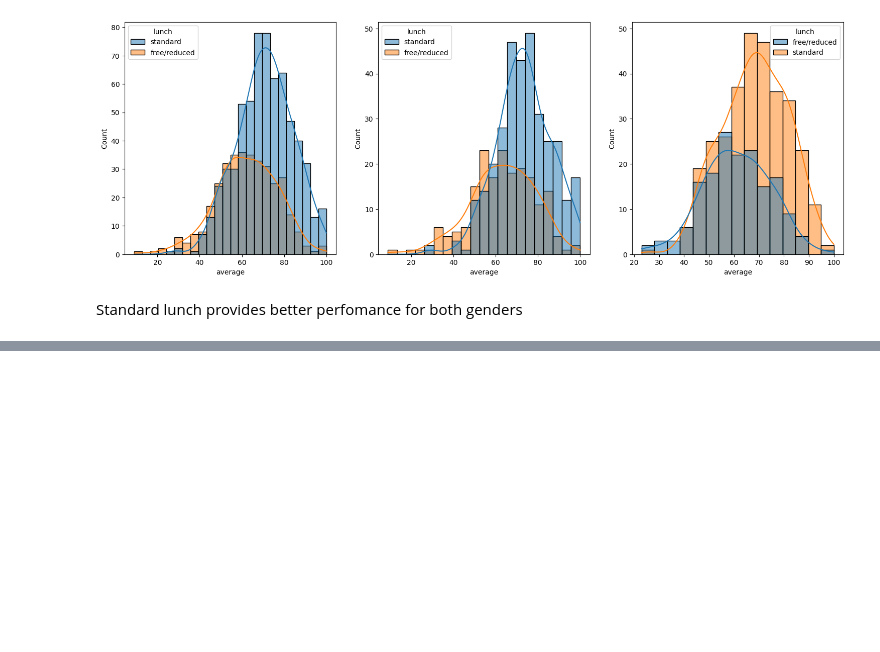
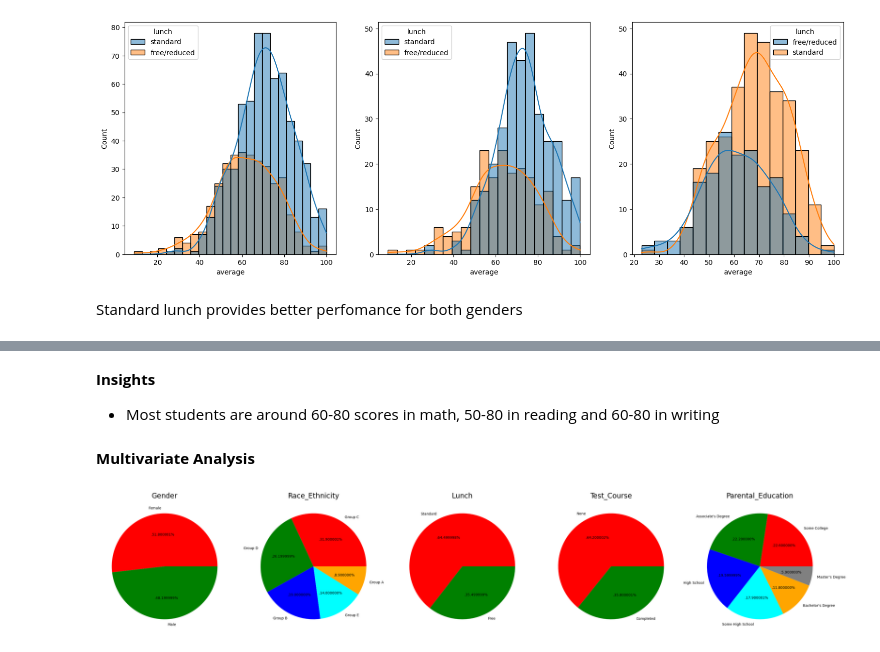
Before and after one commit to nidish40/mlproject, a Jupyter notebook: notebook/1.EDA Student Perfomance.ipynb, the cells around one changed output, grey strips where cells are left out. Cells and saved outputs as stored; diff of their text form; code cells hidden in the pictures; blank space fills up the shorter version.

```diff
--- a/notebook/1.EDA Student Perfomance.ipynb
+++ b/notebook/1.EDA Student Perfomance.ipynb
@@ -200,0 +243,68 @@ Standard lunch provides better perfomance for both genders
+# %% [markdown]
+**Insights**
+* Most students are around 60-80 scores in math, 50-80 in reading and 60-80 in writing
+# %% [markdown]
+**Multivariate Analysis**
+# %%
+
+plt.rcParams['figure.figsize'] = (30, 12)
+
+plt.subplot(1, 5, 1)
+size = df['gender'].value_counts()
+labels = 'Female', 'Male'
+color = ['red','green']
+
+
+plt.pie(size, colors = color, labels = labels,autopct = '.%2f%%')
+plt.title('Gender', fontsize = 20)
+plt.axis('off')
+
+
+
+plt.subplot(1, 5, 2)
+size = df['race_ethnicity'].value_counts()
+labels = 'Group C', 'Group D','Group B','Group E','Group A'
+color = ['red', 'green', 'blue', 'cyan','orange']
+
+plt.pie(size, colors = color,labels = labels,autopct = '.%2f%%')
+plt.title('Race_Ethnicity', fontsize = 20)
+plt.axis('off')
+
+
+
+plt.subplot(1, 5, 3)
+size = df['lunch'].value_counts()
+labels = 'Standard', 'Free'
+color = ['red','green']
+
+plt.pie(size, colors = color,labels = labels,autopct = '.%2f%%')
+plt.title('Lunch', fontsize = 20)
+plt.axis('off')
+
+
+plt.subplot(1, 5, 4)
+size = df['test_preparation_course'].value_counts()
+labels = 'None', 'Completed'
+color = ['red','green']
+
+plt.pie(size, colors = color,labels = labels,autopct = '.%2f%%')
+plt.title('Test_Course', fontsize = 20)
+plt.axis('off')
+
+
+plt.subplot(1, 5, 5)
+size = df['parental_level_of_education'].value_counts()
+labels = 'Some College', "Associate's Degree",'High School','Some High School',"Bachelor's Degree","Master's Degree"
+color = ['red', 'green', 'blue', 'cyan','orange','grey']
+
+plt.pie(size, colors = color,labels = labels,autopct = '.%2f%%')
+plt.title('Parental_Education', fontsize = 20)
+plt.axis('off')
+
+
+plt.tight_layout()
+plt.grid()
+
+plt.show()
+# %% [output]
+[figure, added]
```
Also changed, not shown: parts of 6 cells of this notebook, 8 other files.
